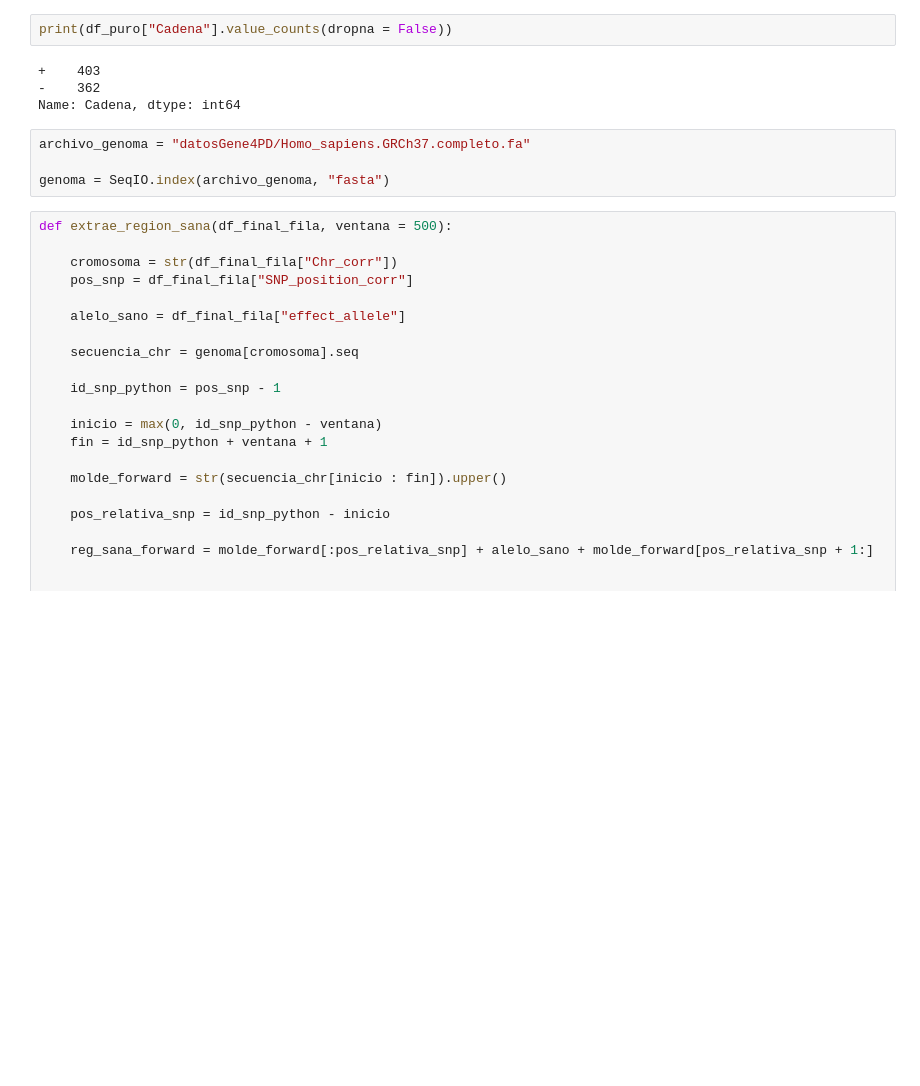
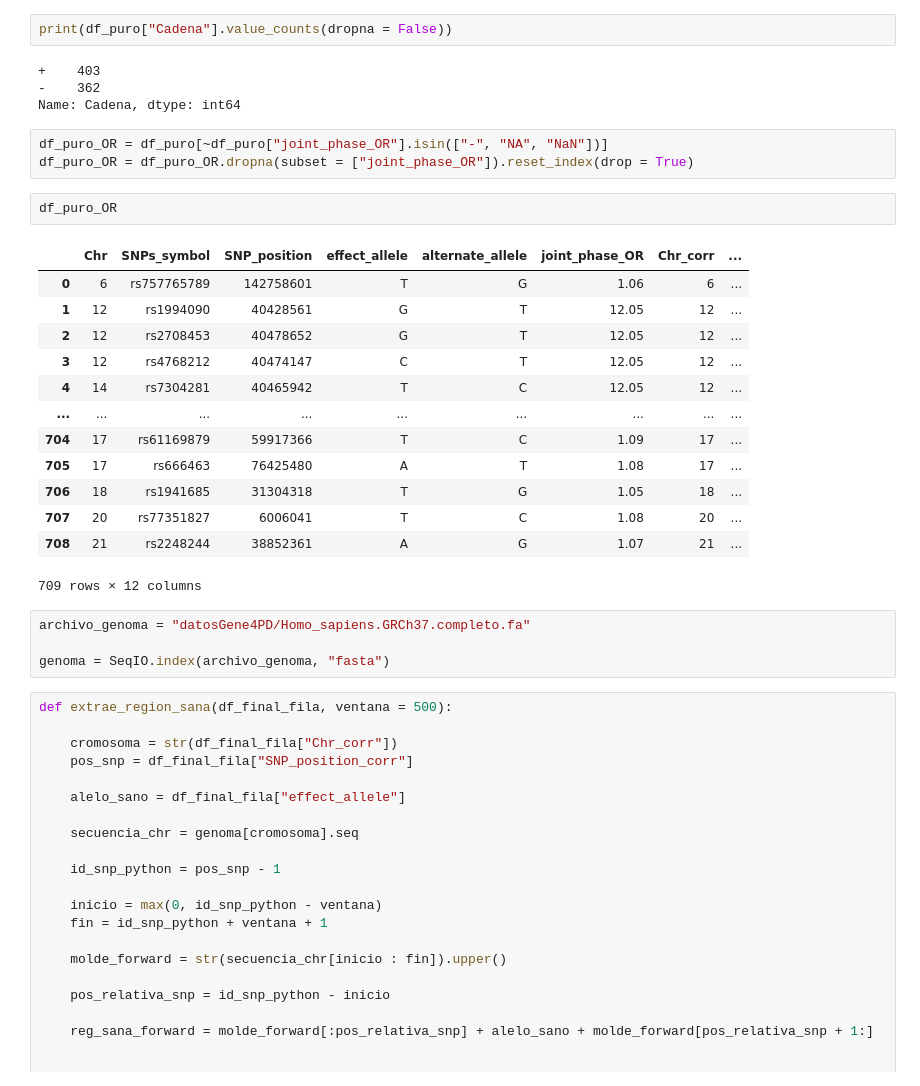
Before and after one commit to jbs1009/TFM_Jorge_Bermejo_Sacristan, a Jupyter notebook: Base_regiones_flanqueantes.ipynb, the cells around one changed output. Cells and saved outputs as stored; diff of their text form; blank space fills up the shorter version.

```diff
--- a/Base_regiones_flanqueantes.ipynb
+++ b/Base_regiones_flanqueantes.ipynb
@@ -249,6 +251,25 @@ print(df_puro["Cadena"].value_counts(dropna = False))
 +    403
 -    362
 Name: Cadena, dtype: int64
+# %%
+df_puro_OR = df_puro[~df_puro["joint_phase_OR"].isin(["-", "NA", "NaN"])]
+df_puro_OR = df_puro_OR.dropna(subset = ["joint_phase_OR"]).reset_index(drop = True)
+# %%
+df_puro_OR
+# %% [output]
+|  | Chr | SNPs_symbol | SNP_position | effect_allele | alternate_allele | joint_phase_OR | Chr_corr | ... |
+| 0 | 6 | rs757765789 | 142758601 | T | G | 1.06 | 6 | ... |
+| 1 | 12 | rs1994090 | 40428561 | G | T | 12.05 | 12 | ... |
+| 2 | 12 | rs2708453 | 40478652 | G | T | 12.05 | 12 | ... |
+| 3 | 12 | rs4768212 | 40474147 | C | T | 12.05 | 12 | ... |
+| 4 | 14 | rs7304281 | 40465942 | T | C | 12.05 | 12 | ... |
+| ... | ... | ... | ... | ... | ... | ... | ... | ... |
+| 704 | 17 | rs61169879 | 59917366 | T | C | 1.09 | 17 | ... |
+| 705 | 17 | rs666463 | 76425480 | A | T | 1.08 | 17 | ... |
+| 706 | 18 | rs1941685 | 31304318 | T | G | 1.05 | 18 | ... |
+| 707 | 20 | rs77351827 | 6006041 | T | C | 1.08 | 20 | ... |
+| 708 | 21 | rs2248244 | 38852361 | A | G | 1.07 | 21 | ... |
+709 rows × 12 columns
 # %%
 archivo_genoma = "datosGene4PD/Homo_sapiens.GRCh37.completo.fa"
 
```
Also changed, not shown: parts of 11 cells of this notebook.
